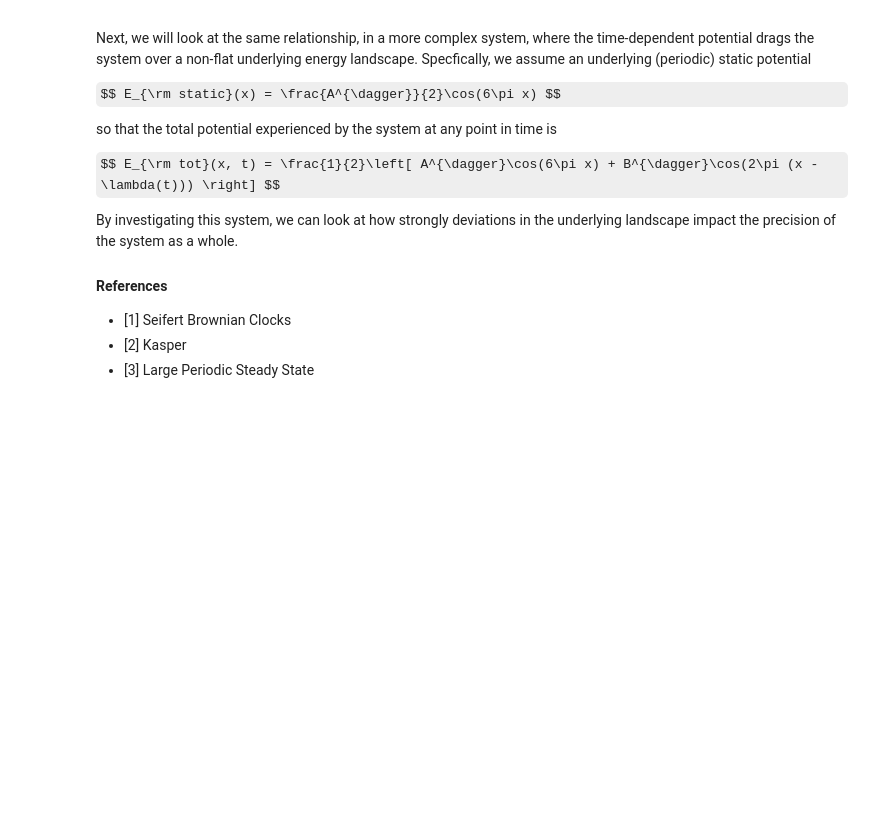
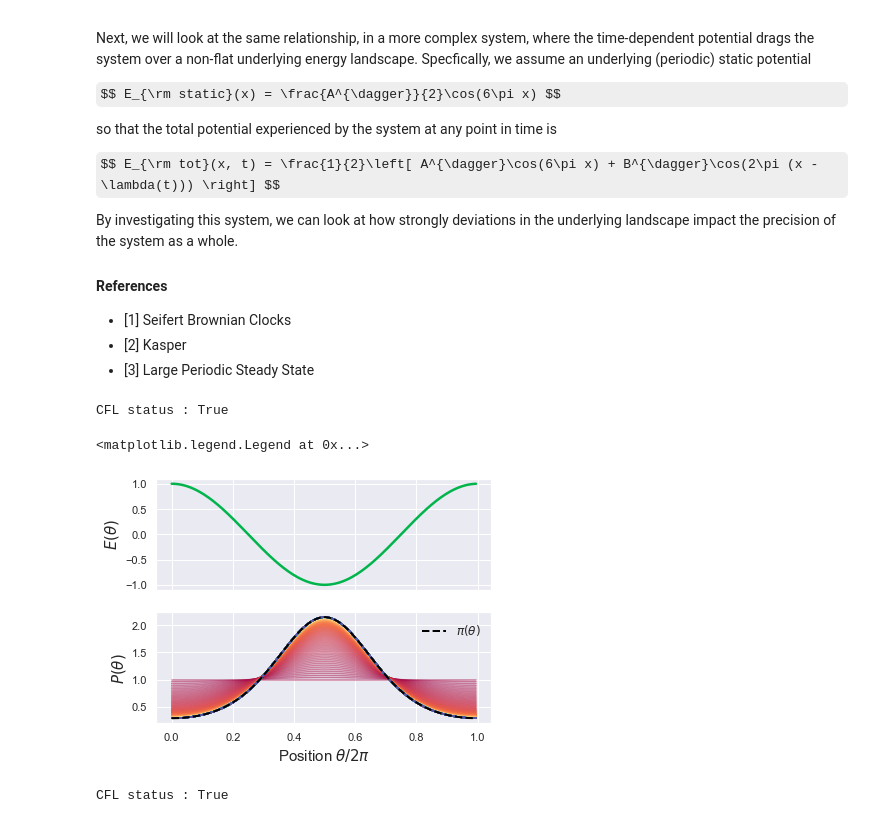
Before and after one commit to StevenJLarge/FokkerPlanck, a Jupyter notebook: notebooks/06-slarge-periodic-system.ipynb, the cells around one changed output. Cells and saved outputs as stored; diff of their text form; code cells hidden in the pictures; some formulas as TeX source; blank space fills up the shorter version.

Commit message:
Started working through periodic system notebook and made some small updates/notes on the forceFunctions module

```diff
--- a/notebooks/06-slarge-periodic-system.ipynb
+++ b/notebooks/06-slarge-periodic-system.ipynb
@@ -33,0 +55,78 @@ By investigating this system, we can look at how strongly deviations in the unde
+# %%
+# Parameters for periodic force function are (amp, nMin, minPos)
+# So we can initialize a system in a Gaussian distribution and observe the
+# relaxation in to the periodic system equilibirium
+amp = 2.0
+nMin = 1.0
+minPos = 0.5
+
+fpe.prob = np.ones_like(x_array)  # in this case the uniform distribution is at magnitude 1
+cfl_status = fpe.check_CFL((amp, nMin, minPos), ff.periodicForce)
+print(f"CFL status : {cfl_status}")
+
+prob_tracker = []
+time_tracker = []
+curr_time = 0
+counter = 0
+
+params = (amp, nMin, minPos)
+
+while curr_time < 0.25:
+    if counter % 10 == 0:
+        prob_tracker.append(fpe.prob)
+        time_tracker.append(curr_time)
+    fpe.integrate_step(params, ff.periodicForce)
+    curr_time += fpe.dt
+    counter += 1
+# %% [output]
+CFL status : True
+# %%
+# Now we can plot the theoretical equilibrium distribution, as compared to the
+# empirical final distribution
+eq_prob = np.exp(-ff.periodicEnergy(x_array, params))
+eq_prob = eq_prob / (np.sum(eq_prob) * dx)
+
+fig, ax = plt.subplots(2, 1, figsize=(6, 4.5), sharex=True)
+Pal = sns.color_palette("Spectral", len(prob_tracker))
+
+ax[0].plot(x_array, ff.periodicEnergy(x_array, params), linewidth=2.5, color=sns.xkcd_rgb["shamrock"])
+for i, prob in enumerate(prob_tracker):
+    ax[1].plot(x_array, prob, color=Pal[i], alpha=0.5)
+
+ax[1].plot(x_array, eq_prob, '--', linewidth=2.0, color='k', label=r"$\pi(\theta)$")
+
+ax[0].set_ylabel(r"$E(\theta)$", fontsize=15)
+ax[1].set_xlabel(r"Position $\theta/2\pi$", fontsize=15)
+ax[1].set_ylabel(r"$P(\theta)$", fontsize=15)
+ax[1].legend(fontsize=12, frameon=False)
+# %% [output]
+<matplotlib.legend.Legend at 0x...>
+[figure, added]
+# %%
+# So, here we see that, starting from a uniform distribution, the system is able to
+# relax to the correct equilibirum, as expected.
+# We can also do this for multiple minima
+amp = 2.0
+nMin = 0.5
+minPos = 0.5
+
+fpe.prob = np.ones_like(x_array)  # in this case the uniform distribution is at magnitude 1
+cfl_status = fpe.check_CFL((amp, nMin, minPos), ff.periodicForce)
+print(f"CFL status : {cfl_status}")
+
+prob_tracker = []
+time_tracker = []
+curr_time = 0
+counter = 0
+
+params = (amp, nMin, minPos)
+
+while curr_time < 0.25:
+    if counter % 10 == 0:
+        prob_tracker.append(fpe.prob)
+        time_tracker.append(curr_time)
+    fpe.integrate_step(params, ff.periodicForce)
+    curr_time += fpe.dt
+    counter += 1
+# %% [output]
+CFL status : True
```
Also changed, not shown: parts of 4 cells of this notebook, 1 other file.
